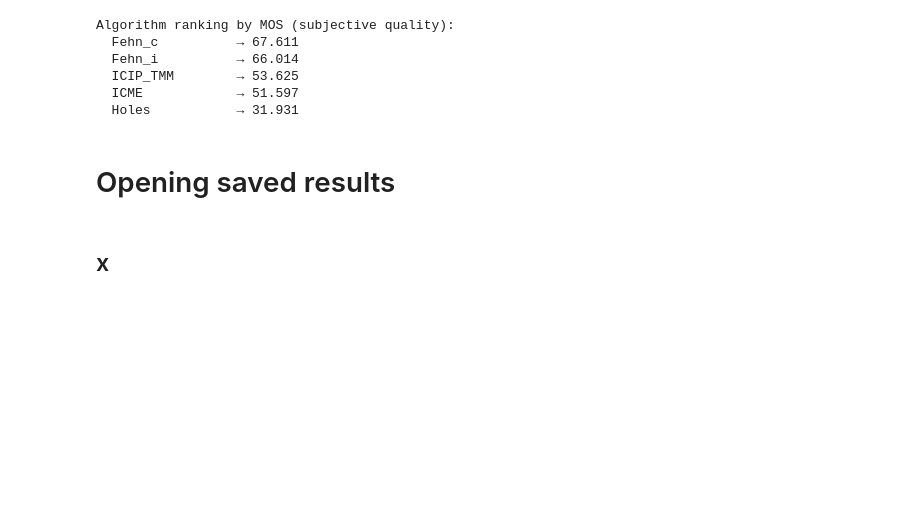
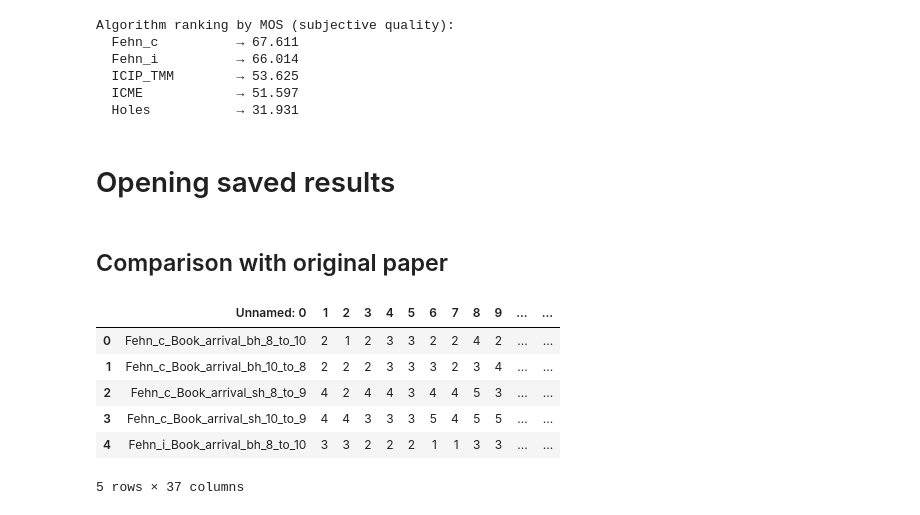
Before and after one commit to marrryzebwjq/Quality-of-Experience, a Jupyter notebook: samviq_analysis.ipynb, the cells around one changed output. Saved outputs shown, nothing was run; the diff lists cells and outputs as text; code cells hidden in the pictures; blank space fills up the shorter version.

```diff
--- a/samviq_analysis.ipynb
+++ b/samviq_analysis.ipynb
@@ -1381,4 +1384,23 @@ Algorithm ranking by MOS (subjective quality):
 # %%
 df = pd.read_csv(SAVE_PATH + "experimental_results.csv")
 # %% [markdown]
-## x
+## Comparison with original paper
+# %%
+df_original = pd.read_excel("IRCCyN_IVC_DIBR_Videos_Scores.xlsx", skiprows=[0])
+
+df_processed = pd.read_csv("results/df_videos_processed.csv")
+
+ORIGINALS = ['Left']
+REFERENCES = ['Center_Book_arrival', 'Right_Book_arrival',
+              'Center_Lovebird',     'Right_Lovebird',
+              'Center_Newspaper',    'Right_Newspaper']
+CONDITIONS = ['Original', 'Fehn_c', 'Fehn_i', 'Holes', 'ICIP_TMM', 'ICME']
+df_original.head()
+# %% [output]
+|  | Unnamed: 0 | 1 | 2 | 3 | 4 | 5 | 6 | 7 | 8 | 9 | ... | ... |
+| 0 | Fehn_c_Book_arrival_bh_8_to_10 | 2 | 1 | 2 | 3 | 3 | 2 | 2 | 4 | 2 | ... | ... |
+| 1 | Fehn_c_Book_arrival_bh_10_to_8 | 2 | 2 | 2 | 3 | 3 | 3 | 2 | 3 | 4 | ... | ... |
+| 2 | Fehn_c_Book_arrival_sh_8_to_9 | 4 | 2 | 4 | 4 | 3 | 4 | 4 | 5 | 3 | ... | ... |
+| 3 | Fehn_c_Book_arrival_sh_10_to_9 | 4 | 4 | 3 | 3 | 3 | 5 | 4 | 5 | 5 | ... | ... |
+| 4 | Fehn_i_Book_arrival_bh_8_to_10 | 3 | 3 | 2 | 2 | 2 | 1 | 1 | 3 | 3 | ... | ... |
+5 rows × 37 columns
```
Also changed, not shown: parts of 20 cells of this notebook, 2 other files.
